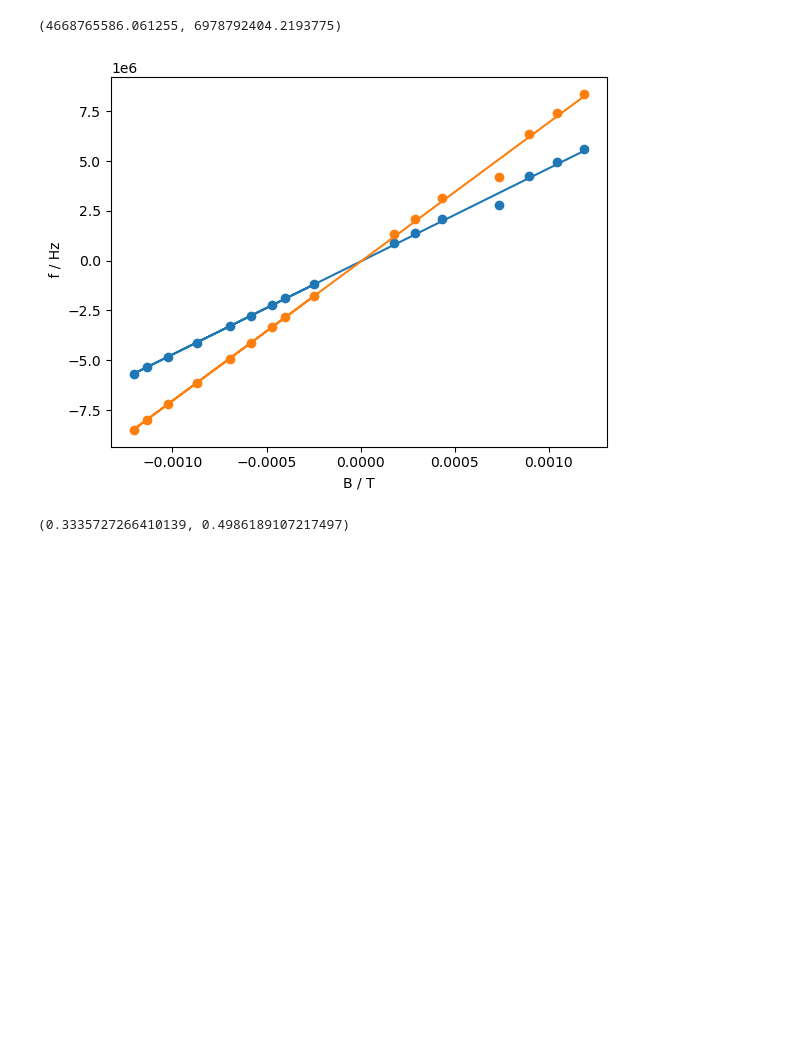
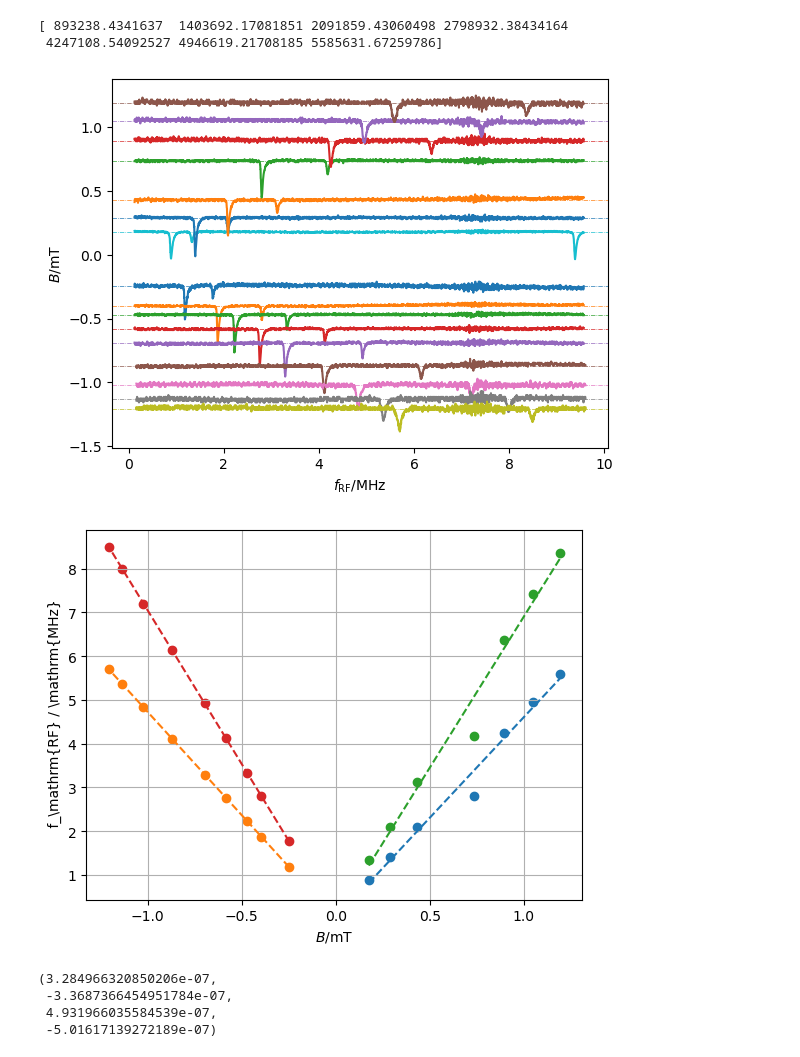
Before and after one commit to hanno22/OptischesPumpen, a Jupyter notebook: notebooks/Frequenzmodulation.ipynb, the cells around one changed output. Drawn from its saved outputs; the diff is of its cells as text; code cells hidden in the pictures; blank space fills up the shorter version.

```diff
--- a/notebooks/Frequenzmodulation.ipynb
+++ b/notebooks/Frequenzmodulation.ipynb
@@ -22,50 +21,75 @@ currents = []
 zeeman_freqs_1 = []
 zeeman_freqs_2 = []
 
+fig1, ax1 = plt.subplots()
 for i, filename in enumerate(filenames):
+    color=next(ax1._get_lines.prop_cycler)['color']
     data = np.loadtxt(path + '/' + filename)
-    currents.append(float(filename.replace(',', '.')))
+    current = float(filename.replace(',', '.'))
+    currents.append(current)
 
     time = data[:,0]
     freq_trig = data[:,1]
     transmission = data[:,2]
 
     trigger_val = 1.5
     rising_trig = np.flatnonzero((freq_trig[:-1] < trigger_val) & (freq_trig[1:] > trigger_val)) + 1
 
     start_freq_modulation = time[rising_trig[0]]
     end_freq_modulation = time[rising_trig[1]]
     freq_time_slope = (end_freq - start_freq) /(end_freq_modulation - start_freq_modulation)
 
-    calc_freq = lambda t: (time[t] - start_freq_modulation) * freq_time_slope + start_freq
+    calc_freq = lambda t: (t - start_freq_modulation) * freq_time_slope + start_freq
 
+    ax1.plot(calc_freq(time) * 1e-6, ((transmission - transmission.mean()) / transmission.std())*0.2e-1 + b_i(current)*1e3, c=color)
+    ax1.axhline(y = b_i(current)*1e3, linestyle = '-.', linewidth = '0.5', color=color)
     lowest_transmisstion_peaks = find_peaks_cwt(-transmission, widths=5)
-    lowest_two_transmission_peak_freqs = calc_freq(lowest_transmisstion_peaks[(transmission[lowest_transmisstion_peaks]).argsort()[:2]])
-
+    lowest_two_transmission_peak_freqs = calc_freq(time[lowest_transmisstion_peaks[(transmission[lowest_transmisstion_peaks]).argsort()[:2]]])
 
     zeeman_freqs_1.append(lowest_two_transmission_peak_freqs[0])
     zeeman_freqs_2.append(lowest_two_transmission_peak_freqs[1])
 
+ax1.set(ylabel='$B / \mathrm{mT}$', xlabel='$f_\mathrm{RF} / \mathrm{MHz}$')
+fig1.savefig('../output/overview_freq_modulation.svg')
 fig, ax = plt.subplots()
 
 currents = np.array(currents)
-ax.scatter(b_i(currents), zeeman_freqs_1 * np.sign(currents))
-ax.scatter(b_i(currents), zeeman_freqs_2 * np.sign(currents))
+zeeman_freqs_1 = np.array(zeeman_freqs_1)
+zeeman_freqs_2 = np.array(zeeman_freqs_2)
 
-slope_1, intercept_1, r_1, p_1, std_err_1 = stats.linregress(b_i(currents), zeeman_freqs_1 * np.sign(currents))
-slope_2, intercept_2, r_2, p_2, std_err_2 = stats.linregress(b_i(currents), zeeman_freqs_2 * np.sign(currents))
-ax.plot(b_i(currents), slope_1 * b_i(currents) + intercept_1)
-ax.plot(b_i(currents), slope_2 * b_i(currents) + intercept_2 )
+print(zeeman_freqs_1[currents>0])
+slope_1, intercept_1, r_1, p_1, std_err_1 = stats.linregress(b_i(currents[currents > 0]),  np.array(zeeman_freqs_1[currents > 0])  * 1e-6)
+slope_2, intercept_2, r_2, p_2, std_err_2 = stats.linregress(b_i(currents[currents < 0]),  np.array(zeeman_freqs_1[currents < 0])  * 1e-6)
+slope_3, intercept_3, r_3, p_3, std_err_3 = stats.linregress(b_i(currents[currents > 0]),  np.array(zeeman_freqs_2[currents > 0])  * 1e-6)
+slope_4, intercept_4, r_4, p_4, std_err_4 = stats.linregress(b_i(currents[currents < 0]),  np.array(zeeman_freqs_2[currents < 0])  * 1e-6)
 
-ax.set(xlabel='B / T', ylabel=' f / Hz')
+ax.plot(b_i(currents[currents > 0])*1e3, slope_1 * b_i(currents[currents > 0]) + intercept_1, '--')
+ax.scatter(b_i(currents[currents > 0])*1e3, np.array(zeeman_freqs_1[currents > 0])  * 1e-6)
+
+ax.plot(b_i(currents[currents < 0])*1e3, slope_2 * b_i(currents[currents < 0]) + intercept_2, '--')
+ax.scatter(b_i(currents[currents < 0])*1e3, np.array(zeeman_freqs_1[currents < 0])  * 1e-6)
+
+ax.plot(b_i(currents[currents > 0])*1e3, slope_3 * b_i(currents[currents > 0]) + intercept_3, '--')
+ax.scatter(b_i(currents[currents > 0])*1e3, np.array(zeeman_freqs_2[currents > 0])  * 1e-6)
+ax.plot(b_i(currents[currents < 0])*1e3, slope_4 * b_i(currents[currents < 0]) + intercept_4, '--')
+ax.scatter(b_i(currents[currents < 0])*1e3, np.array(zeeman_freqs_2[currents < 0])  * 1e-6)
+
+ax.set(xlabel='$B / \mathrm{mT}$', ylabel=' f_\mathrm{RF} / \mathrm{MHz}')
 slope_1, slope_2
+ax.grid()
+fig.savefig('../output/freq_modulation.svg')
 # %% [output]
-(4668765586.061255, 6978792404.2193775)
+[ 893238.4341637  1403692.17081851 2091859.43060498 2798932.38434164
+ 4247108.54092527 4946619.21708185 5585631.67259786]
-[figure, old version]
+[figure, new version]
+[figure, added]
 # %%
 mu_b, _, _ = constants.physical_constants['Bohr magneton']
 gf = lambda a : constants.h * a / mu_b
 # %%
-gf(slope_1), gf(slope_2)
+gf(slope_1), gf(slope_2), gf(slope_3), gf(slope_4)
 # %% [output]
-(0.3335727266410139, 0.4986189107217497)
+(3.284966320850206e-07,
+ -3.3687366454951784e-07,
+ 4.931966035584539e-07,
+ -5.01617139272189e-07)
```
Also changed, not shown: parts of 2 cells of this notebook, 11 other files.
